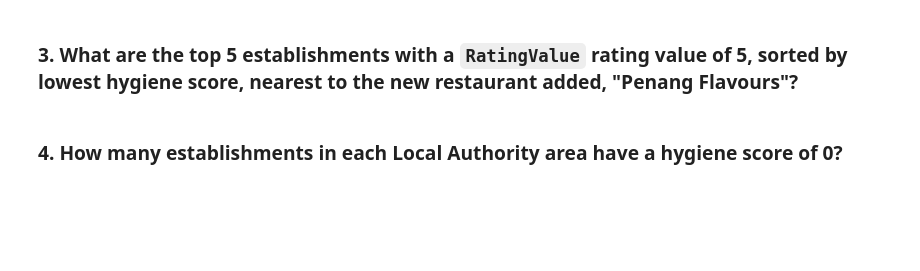
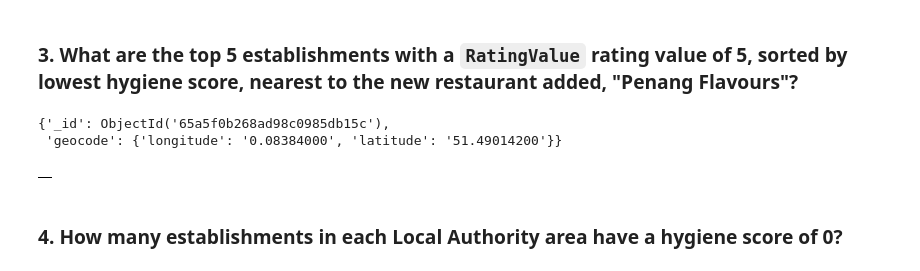
Before and after one commit to Tylerwilliams3644/nosql-challenge, a Jupyter notebook: Starter_Code/NoSQL_analysis_starter.ipynb, the cells around one changed output. Drawn from its saved outputs; the diff is of its cells as text; code cells hidden in the pictures; blank space fills up the shorter version.

```diff
--- a/Starter_Code/NoSQL_analysis_starter.ipynb
+++ b/Starter_Code/NoSQL_analysis_starter.ipynb
@@ -175,2 +160,40 @@ sort =
+# %%
+#find latitude and longitude of restaurant Penang Flavours
+query={"BusinessName":"Penang Flavours"}
+field={"geocode":1}
+db.establishments.find_one(query,field)
+# %% [output]
+{'_id': ObjectId('65a5f0b268ad98c0985db15c'),
+ 'geocode': {'longitude': '0.08384000', 'latitude': '51.49014200'}}
+# %%
+# Search within 0.01 degree on either side of the latitude and longitude.
+# Rating value must equal 5
+# Sort by hygiene score
+
+degree_search = 0.01
+latitude = 51.49014200
+longitude = 0.08384000
+
+query = {"RatingValue": {"$eq": 5},"geocode.longitude": {"$gte": longitude-degree_search, "$lte":longitude+degree_search},
+                                   "geocode.latitude": {"$gte": latitude-degree_search, "$lte":latitude+degree_search}}
+
+
+sort = [("scores.Hygiene", 1)]
+limit=5
+
+# Print the results
+
+results=list(db.establishments.find(query).sort(sort).limit(limit))
+
+
+for result in results:
+    pprint(result)
+# %%
+# Convert result to Pandas DataFrame(pd.json_normalize() or pd.DataFrame() )
+restaurant_df = pd.json_normalize(results)
+#restaurant_df = pd.DataFrame(results)
+restaurant_df.head()
+# %% [output]
+|  |
 # %% [markdown]
 ### 4. How many establishments in each Local Authority area have a hygiene score of 0?
```
Also changed, not shown: parts of 7 cells of this notebook.
